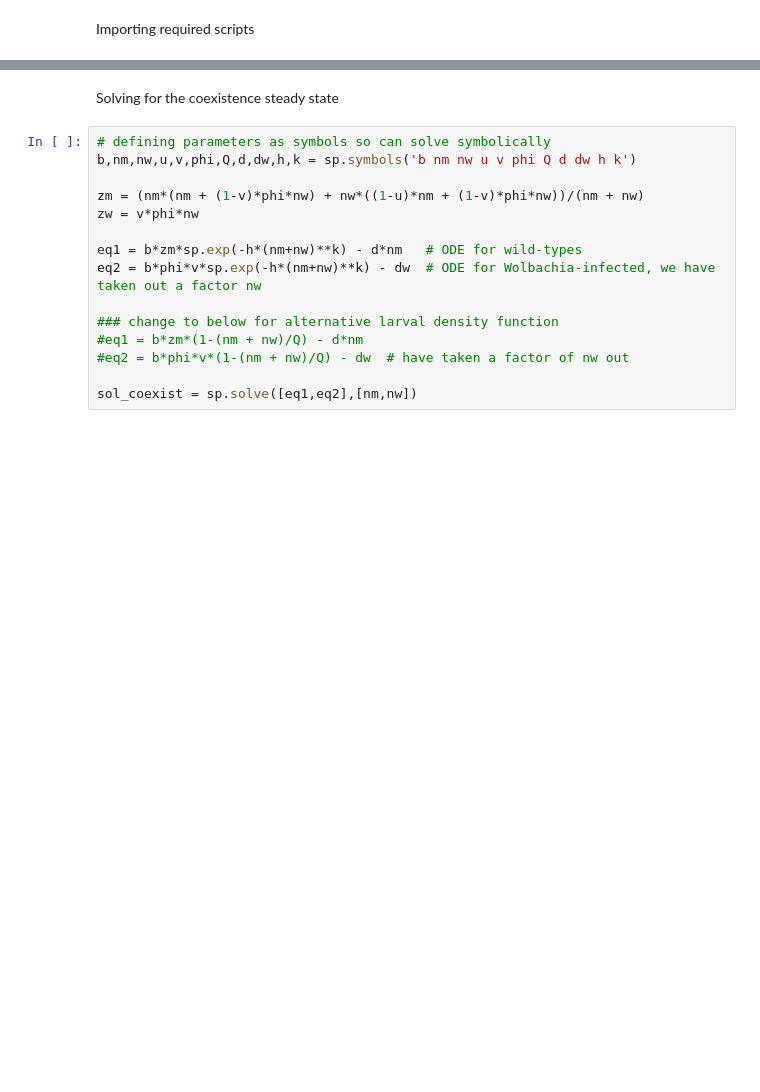
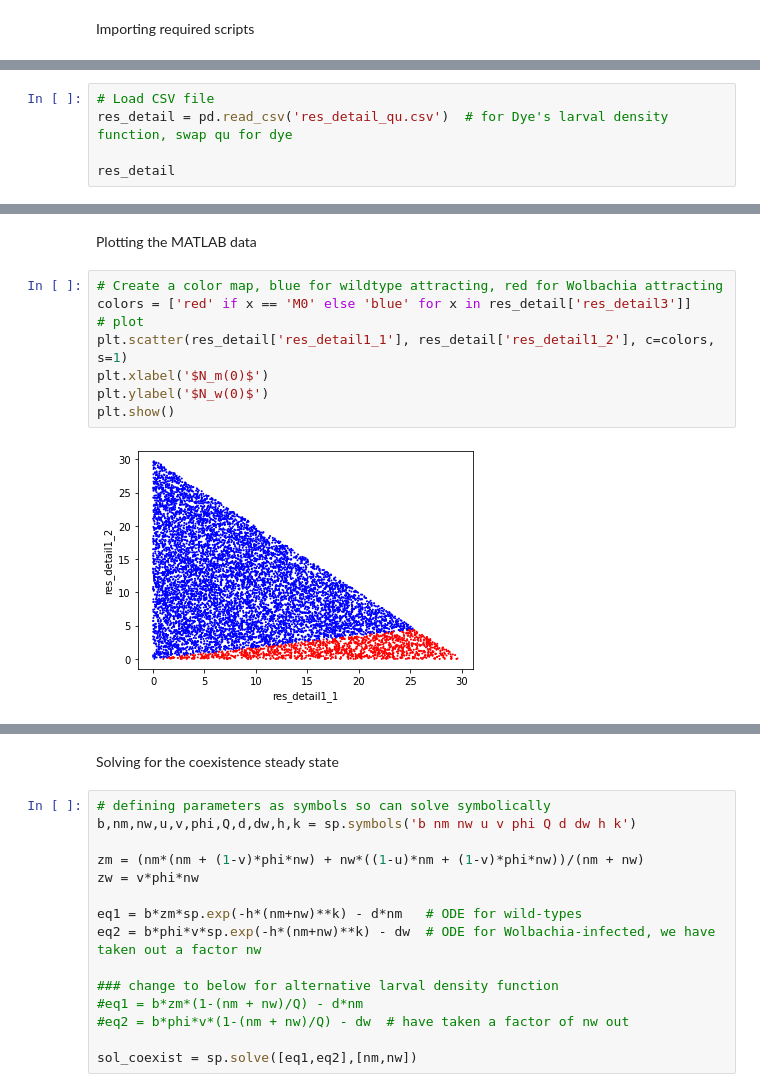
Before and after one commit to ahb48/Wolbachia_invasion_households, a Jupyter notebook: Figure_3.ipynb, the cells around one changed output, grey strips where cells are left out. Drawn from its saved outputs; the diff is of its cells as text; blank space fills up the shorter version.

```diff
--- a/Figure_3.ipynb
+++ b/Figure_3.ipynb
@@ -29,0 +34,5 @@ F = Hughes_model.F_hughes   # change to F for alternative larval density functio
+# %%
+# Load CSV file
+res_detail = pd.read_csv('res_detail_qu.csv')  # for Dye's larval density function, swap qu for dye
+
+res_detail
@@ -29,0 +53,12 @@ F = Hughes_model.F_hughes   # change to F for alternative larval density functio
+# %% [markdown]
+Plotting the MATLAB data
+# %%
+# Create a color map, blue for wildtype attracting, red for Wolbachia attracting
+colors = ['red' if x == 'M0' else 'blue' for x in res_detail['res_detail3']]
+# plot
+plt.scatter(res_detail['res_detail1_1'], res_detail['res_detail1_2'], c=colors, s=1)
+plt.xlabel('$N_m(0)$')
+plt.ylabel('$N_w(0)$')
+plt.show()
+# %% [output]
+[figure, added]
```
Also changed, not shown: parts of 18 cells of this notebook, 22 other files.
